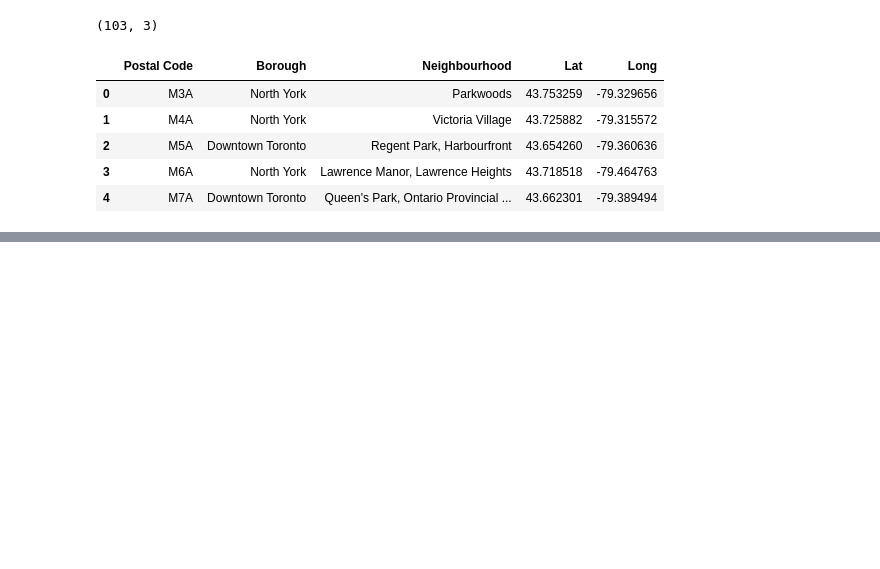
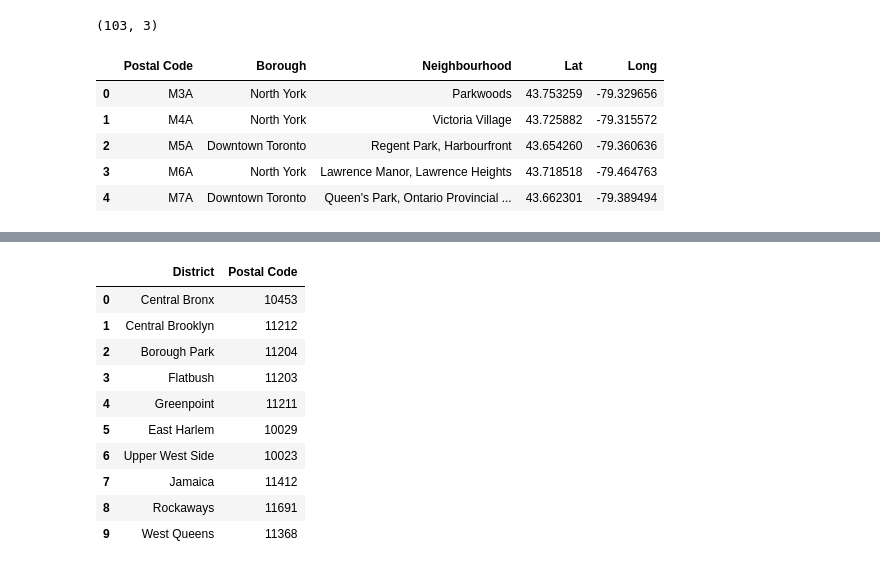
Before and after one commit to shalakatakale/Coursera_Capstone, a Jupyter notebook: Coursera_capstone.ipynb, the cells around one changed output, grey strips where cells are left out. Saved outputs shown, nothing was run; the diff lists cells and outputs as text; code cells hidden in the pictures; blank space fills up the shorter version.

```diff
--- a/Coursera_capstone.ipynb
+++ b/Coursera_capstone.ipynb
@@ -110,3 +133,32 @@ for index, rows in PostData.iterrows():
 map_toronto
 # %% [output]
 [interactive output not drawn]
+# %%
+nyc = [[['Central Bronx'],[10453]],[['Central Brooklyn'],[11212]],[['Borough Park'],[11204]],[['Flatbush'],[11203]], \
+                              [['Greenpoint'],[11211]],[['East Harlem'],[10029]], \
+                              [['Upper West Side'],[10023]],[['Jamaica'],[11412]],[['Rockaways'],[11691]],[['West Queens'],[11368]]]
+
+district_list =[]
+postal_code_list=[]
+
+for dist in nyc:
+    for dist_name in dist[0]:
+        for post_code in dist[1]:
+            district_list.append(dist_name)
+            postal_code_list.append(post_code)
+
+    nyc_df=pd.DataFrame({'District':district_list,'Postal Code':postal_code_list}) #To create Dataframe with districts and postal code information
+
+nyc_df #Displaying the resulted dataframe
+# %% [output]
+|  | District | Postal Code |
+| 0 | Central Bronx | 10453 |
+| 1 | Central Brooklyn | 11212 |
+| 2 | Borough Park | 11204 |
+| 3 | Flatbush | 11203 |
+| 4 | Greenpoint | 11211 |
+| 5 | East Harlem | 10029 |
+| 6 | Upper West Side | 10023 |
+| 7 | Jamaica | 11412 |
+| 8 | Rockaways | 11691 |
+| 9 | West Queens | 11368 |
```
Also changed, not shown: parts of 6 cells of this notebook.
